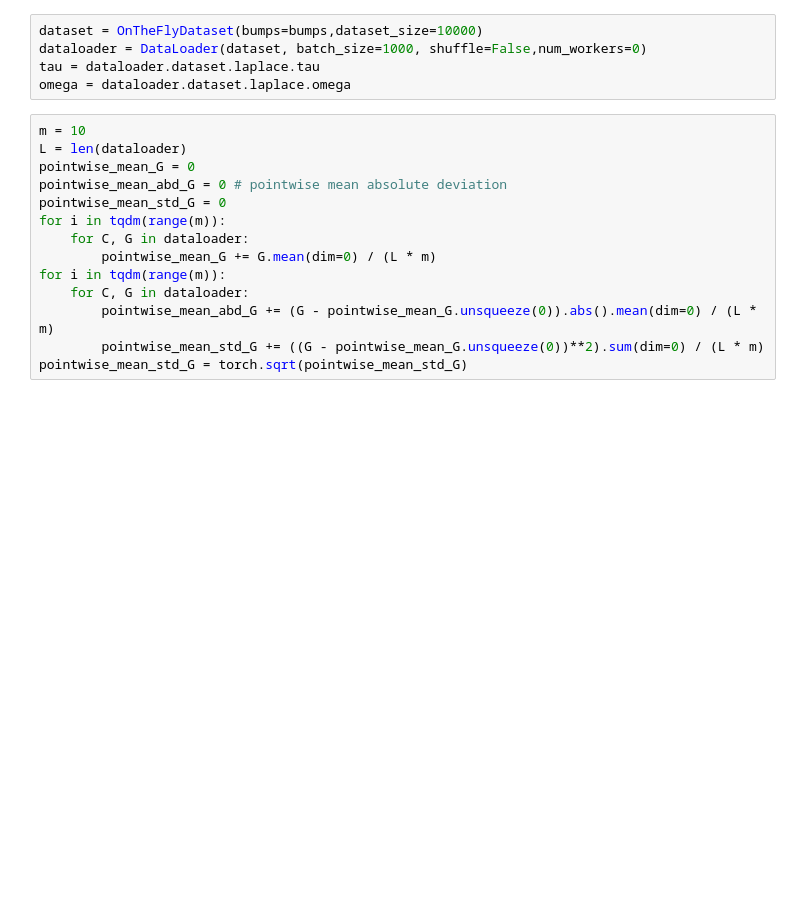
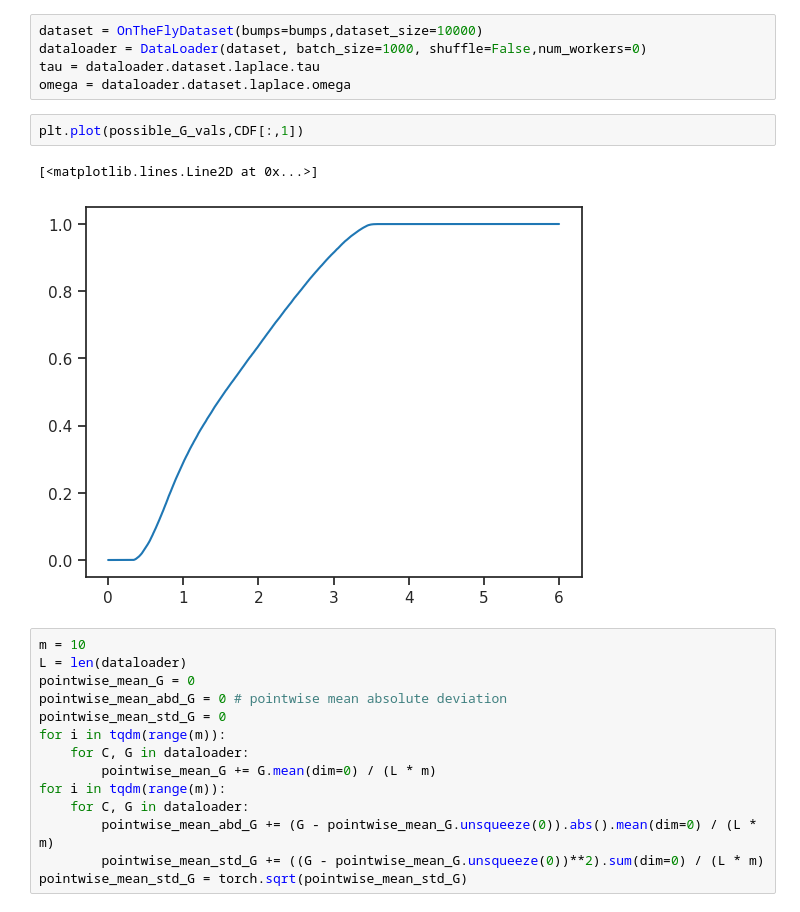
Before and after one commit to Hirshberg-Lab/transformer_latent_diffusion_4AC, a Jupyter notebook: types_of_norms.ipynb, the cells around one changed output. Saved outputs shown, nothing was run; the diff lists cells and outputs as text; blank space fills up the shorter version.

```diff
--- a/types_of_norms.ipynb
+++ b/types_of_norms.ipynb
@@ -29,6 +29,11 @@ dataset = OnTheFlyDataset(bumps=bumps,dataset_size=10000)
 dataloader = DataLoader(dataset, batch_size=1000, shuffle=False,num_workers=0)
 tau = dataloader.dataset.laplace.tau
 omega = dataloader.dataset.laplace.omega
+# %%
+plt.plot(possible_G_vals,CDF[:,1])
+# %% [output]
+[<matplotlib.lines.Line2D at 0x...>]
+[figure, added]
 # %%
 m = 10
 L = len(dataloader)
```
Also changed, not shown: parts of 4 cells of this notebook.
